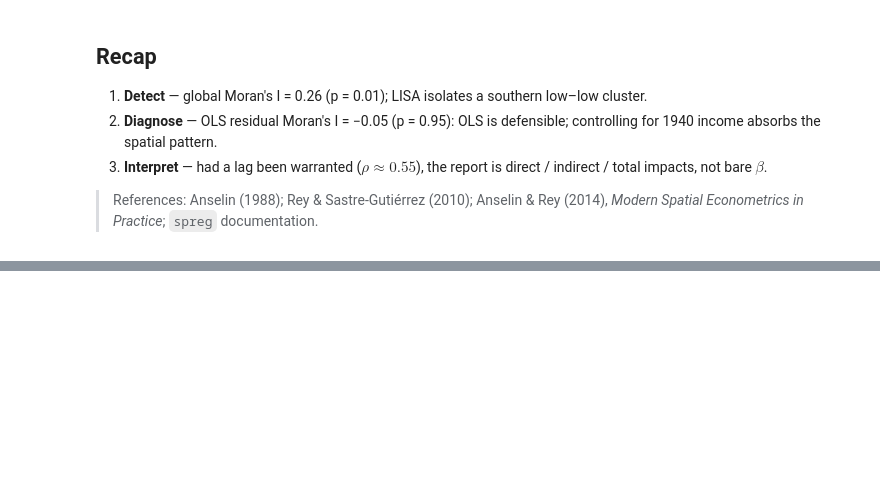
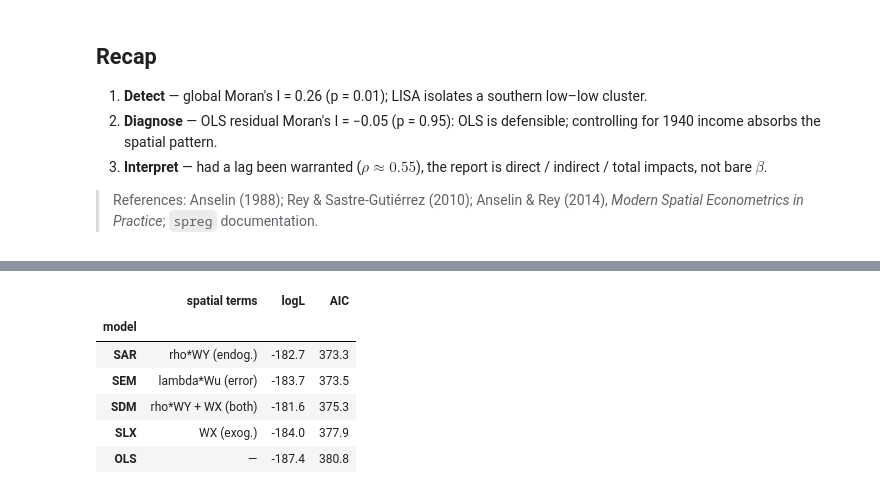
Before and after one commit to rschifan/spatial-unito-26, a Jupyter notebook: notebooks/03_spatial_econonometric_modeling.ipynb, the cells around one changed output, grey strips where cells are left out. Drawn from its saved outputs; the diff is of its cells as text; code cells hidden in the pictures; blank space fills up the shorter version.

```diff
--- a/notebooks/03_spatial_econonometric_modeling.ipynb
+++ b/notebooks/03_spatial_econonometric_modeling.ipynb
@@ -366,0 +317,24 @@ not, and a spatial lag is the honest specification.
+# %%
+models = {
+    "OLS": spreg.OLS   (yc, Xc, w=wc,               name_y="CRIME", name_x=["INC", "HOVAL"]),
+    "SLX": spreg.OLS   (yc, Xc, w=wc, slx_lags=1,   name_y="CRIME", name_x=["INC", "HOVAL"]),
+    "SAR": spreg.ML_Lag(yc, Xc, w=wc,               name_y="CRIME", name_x=["INC", "HOVAL"]),
+    "SEM": spreg.ML_Error(yc, Xc, w=wc,             name_y="CRIME", name_x=["INC", "HOVAL"]),
+    "SDM": spreg.ML_Lag(yc, Xc, w=wc, slx_lags=1,   name_y="CRIME", name_x=["INC", "HOVAL"]),
+}
+terms = {"OLS": "—", "SLX": "WX (exog.)", "SAR": "rho*WY (endog.)",
+         "SEM": "lambda*Wu (error)", "SDM": "rho*WY + WX (both)"}
+
+ladder = (pd.DataFrame(
+    [{"model": k, "spatial terms": terms[k],
+      "logL": round(m.logll, 1), "AIC": round(m.aic, 1)} for k, m in models.items()])
+    .set_index("model").sort_values("AIC"))
+ladder
+# %% [output]
+|  | spatial terms | logL | AIC |
+| model |  |  |  |
+| SAR | rho*WY (endog.) | -182.7 | 373.3 |
+| SEM | lambda*Wu (error) | -183.7 | 373.5 |
+| SDM | rho*WY + WX (both) | -181.6 | 375.3 |
+| SLX | WX (exog.) | -184.0 | 377.9 |
+| OLS | — | -187.4 | 380.8 |
```
Also changed, not shown: parts of 24 cells of this notebook.
